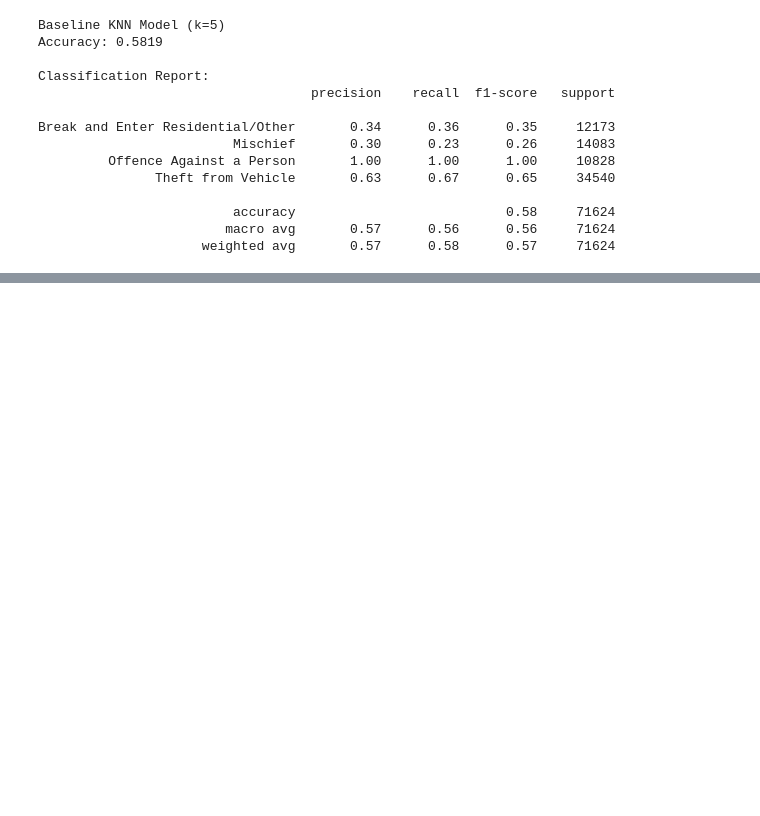
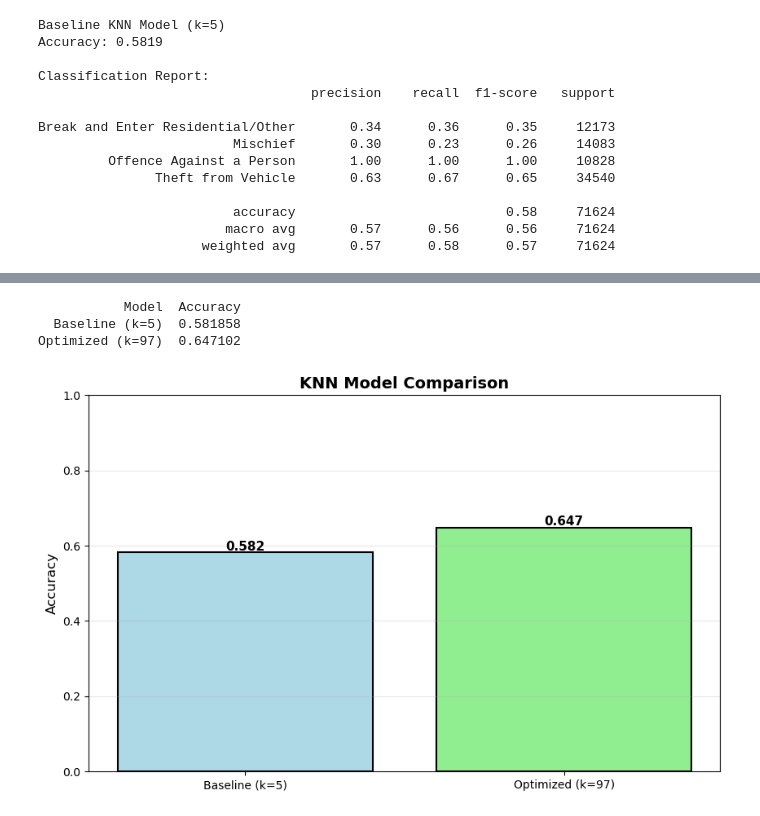
Before and after one commit to nicolelink33/Vancouver_Crime_Predictor, a Jupyter notebook: proj.ipynb, the cells around one changed output, grey strips where cells are left out. Saved outputs shown, nothing was run; the diff lists cells and outputs as text; code cells hidden in the pictures; blank space fills up the shorter version.

```diff
--- a/proj.ipynb
+++ b/proj.ipynb
@@ -458,0 +574,30 @@ Break and Enter Residential/Other       0.34      0.36      0.35     12173
+# %%
+# Compare baseline vs optimized
+comparison = pd.DataFrame({
+    'Model': [f'Baseline (k=5)', f'Optimized (k={best_k})'],
+    'Accuracy': [baseline_acc, final_acc]
+})
+
+print(comparison.to_string(index=False))
+
+# Simple bar chart
+plt.figure(figsize=(10, 6))
+bars = plt.bar(comparison['Model'], comparison['Accuracy'],
+               color=['lightblue', 'lightgreen'], edgecolor='black', linewidth=1.5)
+plt.ylabel('Accuracy', fontsize=12)
+plt.title('KNN Model Comparison', fontsize=14, fontweight='bold')
+plt.ylim([0, 1])
+
+# Add value labels on bars
+for bar in bars:
+    height = bar.get_height()
+    plt.text(bar.get_x() + bar.get_width()/2., height,
+             f'{height:.3f}', ha='center', va='bottom', fontsize=11, fontweight='bold')
+
+plt.grid(axis='y', alpha=0.3)
+plt.show()
+# %% [output]
+           Model  Accuracy
+  Baseline (k=5)  0.581858
+Optimized (k=97)  0.647102
+[figure, added]
```
Also changed, not shown: parts of 6 cells of this notebook.
